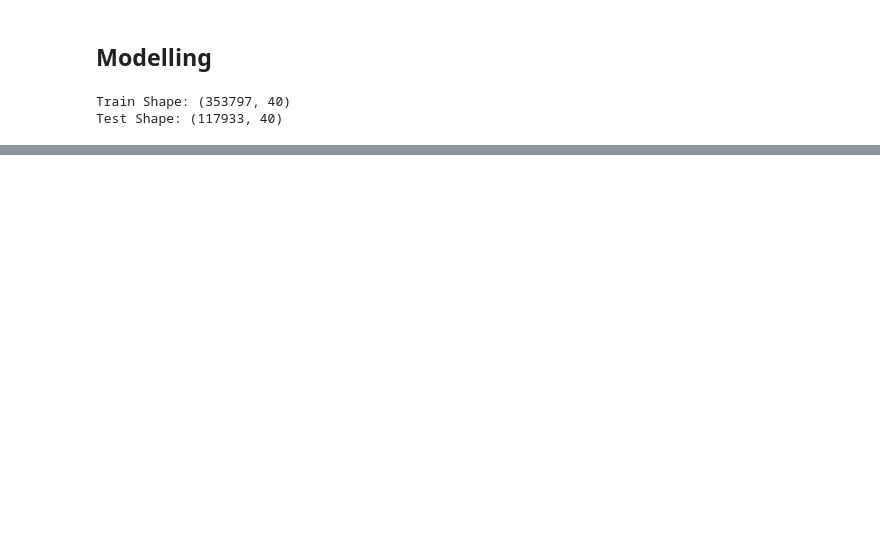
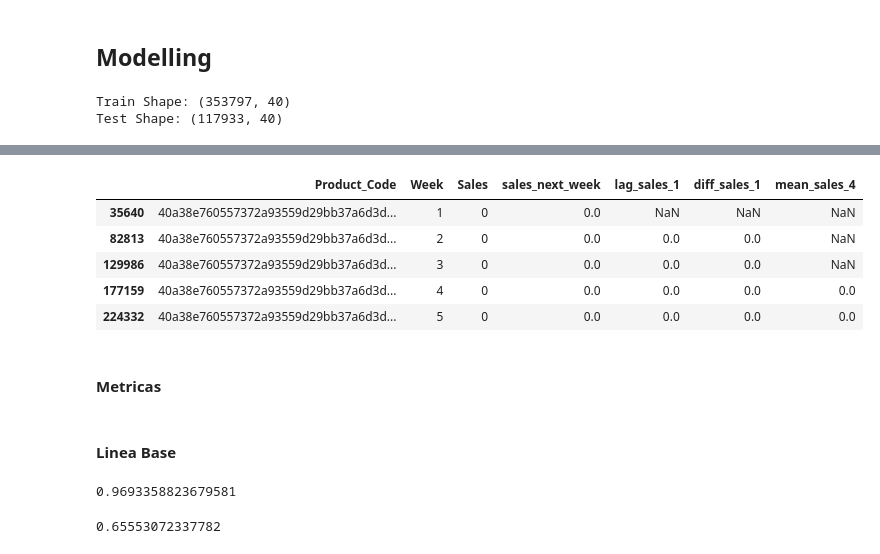
Before and after one commit to Leonel481/ENTEL_DATATHON, a Jupyter notebook: Notebook_Richard.ipynb, the cells around one changed output, grey strips where cells are left out. Saved outputs shown, nothing was run; the diff lists cells and outputs as text; code cells hidden in the pictures; blank space fills up the shorter version.

```diff
--- a/Notebook_Richard.ipynb
+++ b/Notebook_Richard.ipynb
@@ -373,0 +496,2 @@ FloatingPointError: overflow encountered in square
+# %%
+melt_train = melt_train.dropna()
@@ -373,0 +511,2 @@ FloatingPointError: overflow encountered in square
+# %%
+melt_train["lag_sales_1"] = melt_train.groupby("Product_Code")['Sales'].shift(1)
@@ -373,0 +530,2 @@ FloatingPointError: overflow encountered in square
+# %%
+melt_train["diff_sales_1"] = melt_train.groupby("Product_Code")['Sales'].diff(1)
@@ -373,0 +576,11 @@ FloatingPointError: overflow encountered in square
+# %%
+melt_train["mean_sales_4"] = melt_train.groupby("Product_Code")['Sales'].rolling(4).mean().reset_index(level=0, drop=True)
+# %%
+melt_train[melt_train['Product_Code'] == "40a38e760557372a93559d29bb37a6d3dc731f6dff4bc9568da22baf9c6dcc7a1970f43775f2258ac2c512384323166b687aa14152129a8e2905f0b342351a5ede88c121a82a06352bf1aaceba20578356408a334ba046a1084d4e50da923c5e"].head()
+# %% [output]
+|  | Product_Code | Week | Sales | sales_next_week | lag_sales_1 | diff_sales_1 | mean_sales_4 |
+| 35640 | 40a38e760557372a93559d29bb37a6d3d... | 1 | 0 | 0.0 | NaN | NaN | NaN |
+| 82813 | 40a38e760557372a93559d29bb37a6d3d... | 2 | 0 | 0.0 | 0.0 | 0.0 | NaN |
+| 129986 | 40a38e760557372a93559d29bb37a6d3d... | 3 | 0 | 0.0 | 0.0 | 0.0 | NaN |
+| 177159 | 40a38e760557372a93559d29bb37a6d3d... | 4 | 0 | 0.0 | 0.0 | 0.0 | 0.0 |
+| 224332 | 40a38e760557372a93559d29bb37a6d3d... | 5 | 0 | 0.0 | 0.0 | 0.0 | 0.0 |
@@ -373,0 +589,2 @@ FloatingPointError: overflow encountered in square
+# %% [markdown]
+#### Metricas
@@ -373,0 +600,2 @@ FloatingPointError: overflow encountered in square
+# %% [markdown]
+#### Linea Base
@@ -373,0 +605,8 @@ FloatingPointError: overflow encountered in square
+# %%
+mape(y_true, y_pred)
+# %% [output]
+0.9693358823679581
+# %%
+wmape(y_true, y_pred)
+# %% [output]
+0.65553072337782
```
Also changed, not shown: parts of 63 cells of this notebook.
